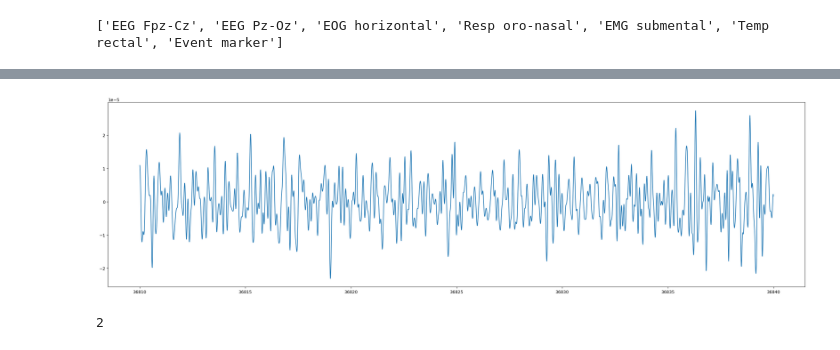
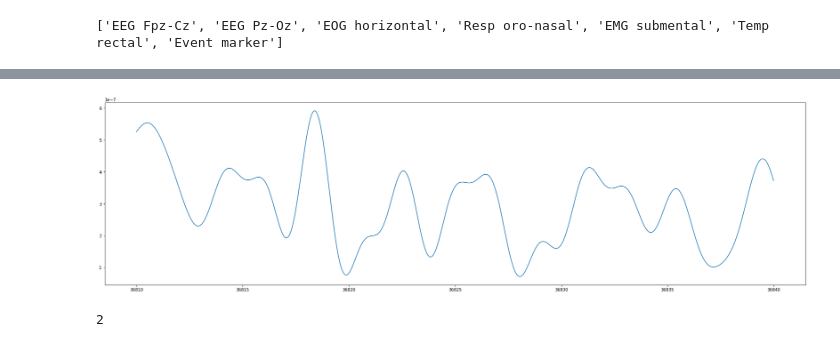
Before and after one commit to papekoja/72.75-ML, a Jupyter notebook: final/dataTest.ipynb, the cells around one changed output, grey strips where cells are left out. Cells and saved outputs as stored; diff of their text form; code cells hidden in the pictures.

```diff
--- a/final/dataTest.ipynb
+++ b/final/dataTest.ipynb
@@ -80,31 +76,30 @@ Data
 # %%
 
 
 EPOCH_LENGTH = 30
 epoch = 1227
 epoch_start = int(epoch*EPOCH_LENGTH*fs)
 epoch_end = int((epoch + 1)*EPOCH_LENGTH*fs)
 
 
 # FILTRADO
 N = 5 # Orden del filtro
 wn = [1,10] # Frecuencias de corte del filtro
 sos = scipy.signal.butter(N, wn, btype = 'bandpass', output = 'sos', fs = fs) # Diseño el filtro
 filtrada = scipy.signal.sosfiltfilt(sos, EEG_Fpz_Cz) # Filtro la señal
 
 
 plt.figure(figsize=(30,8))
 #plt.plot(t[epoch_start:epoch_end] ,EEG_Fpz_Cz[epoch_start:epoch_end])
-plt.plot(t[epoch_start:epoch_end] ,filtrada[epoch_start:epoch_end])
+plt.plot(t[epoch_start:epoch_end] ,EMG_submental[epoch_start:epoch_end])
 plt.show()
-
 
 
 start_datetime = psg_data.info['meas_date']
 a = psg_data.annotations.copy().crop(
     start_datetime.timestamp() + epoch * EPOCH_LENGTH,
     start_datetime.timestamp() + epoch * EPOCH_LENGTH + EPOCH_LENGTH)
 print(len(a))
 # %% [output]
-[figure, old version]
+[figure, new version]
 2
```
Also changed, not shown: parts of 8 cells of this notebook, 2 other files.
